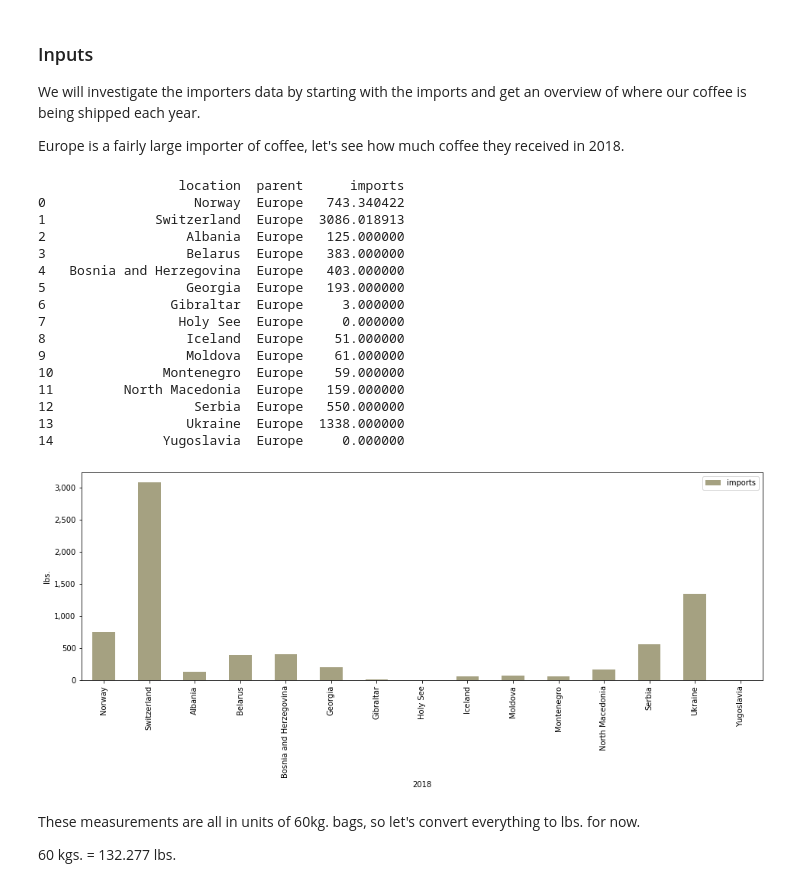
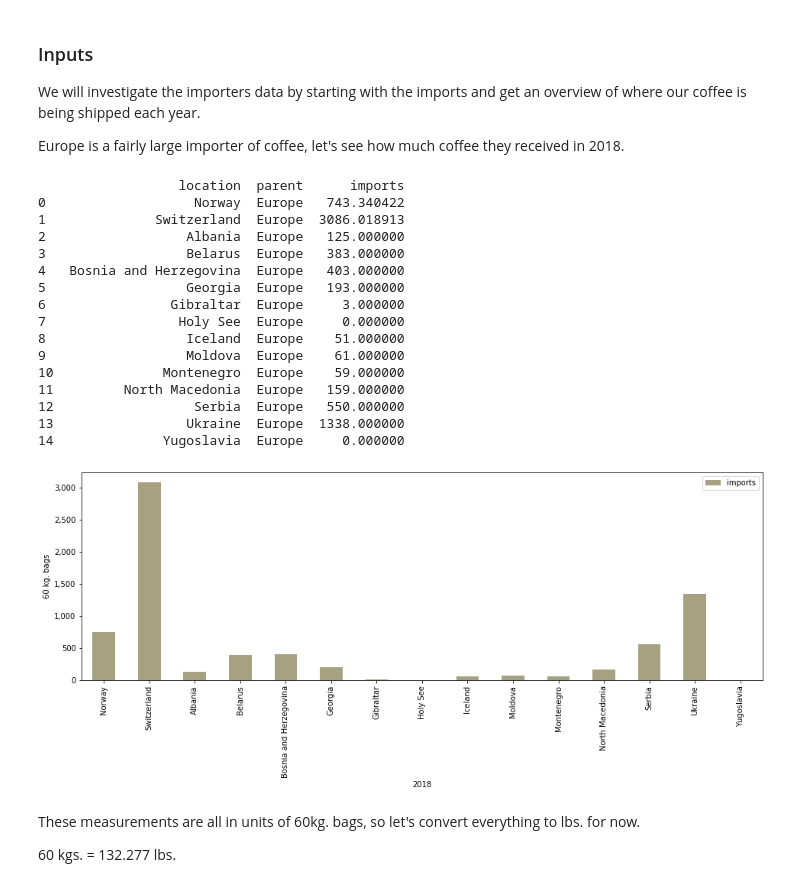
Before and after one commit to seanbhart/coffee, a Jupyter notebook: notebooks/coffee.ipynb, the cells around one changed output. Cells and saved outputs as stored; diff of their text form; code cells hidden in the pictures.

Commit message:
chart updates

```diff
--- a/notebooks/coffee.ipynb
+++ b/notebooks/coffee.ipynb
@@ -468,34 +468,34 @@ Europe is a fairly large importer of coffee, let's see how much coffee they rece
 # %%
 df = pd.read_sql("""SELECT lid.title AS location,pid.title AS parent,i.value AS imports
 FROM calendar_imports i
 INNER JOIN location lid ON i.location_id=lid.id
 INNER JOIN location pid ON lid.parent_location_id=pid.id
 WHERE (year=2018 AND pid.title LIKE '%Europe%') AND NOT lid.title='EU'
 ORDER BY location_id ASC;""",conn)
 print(df)
 b = df.plot.bar(figsize=(16,5), color=colors[1])
 b.set_yticklabels([f'{x:,.0f}' for x in b.get_yticks()])
 b.set_xticklabels(df['location'].tolist(), rotation=90)
-b.set_ylabel("lbs.")
+b.set_ylabel("60 kg. bags")
 l = b.set_xlabel("2018")
 # %% [output]
                   location  parent      imports
 0                   Norway  Europe   743.340422
 1              Switzerland  Europe  3086.018913
 2                  Albania  Europe   125.000000
 3                  Belarus  Europe   383.000000
 4   Bosnia and Herzegovina  Europe   403.000000
 5                  Georgia  Europe   193.000000
 6                Gibraltar  Europe     3.000000
 7                 Holy See  Europe     0.000000
 8                  Iceland  Europe    51.000000
 9                  Moldova  Europe    61.000000
 10              Montenegro  Europe    59.000000
 11         North Macedonia  Europe   159.000000
 12                  Serbia  Europe   550.000000
 13                 Ukraine  Europe  1338.000000
 14              Yugoslavia  Europe     0.000000
-[figure, old version]
+[figure, new version]
 # %% [markdown]
 These measurements are all in units of 60kg. bags, so let's convert everything to lbs. for now.
 
```
